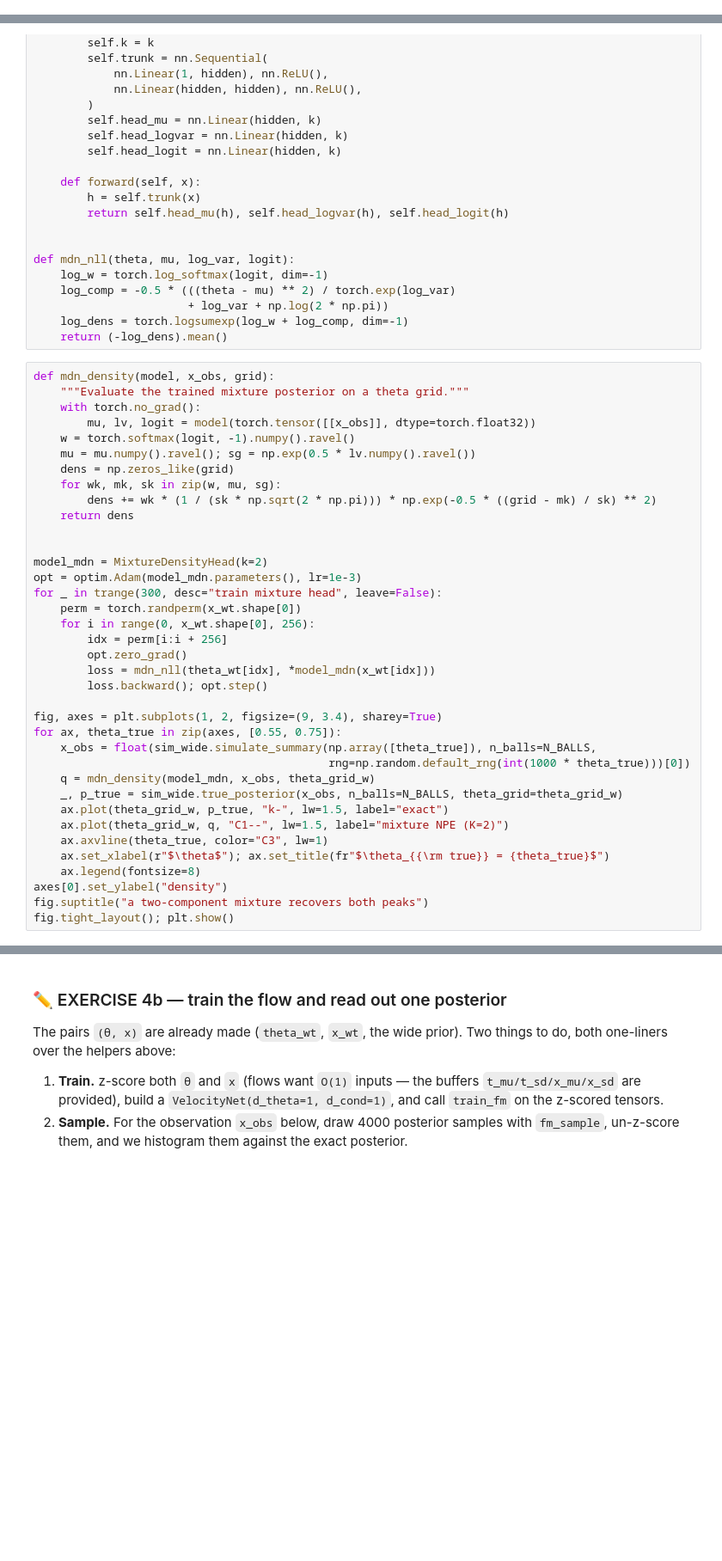
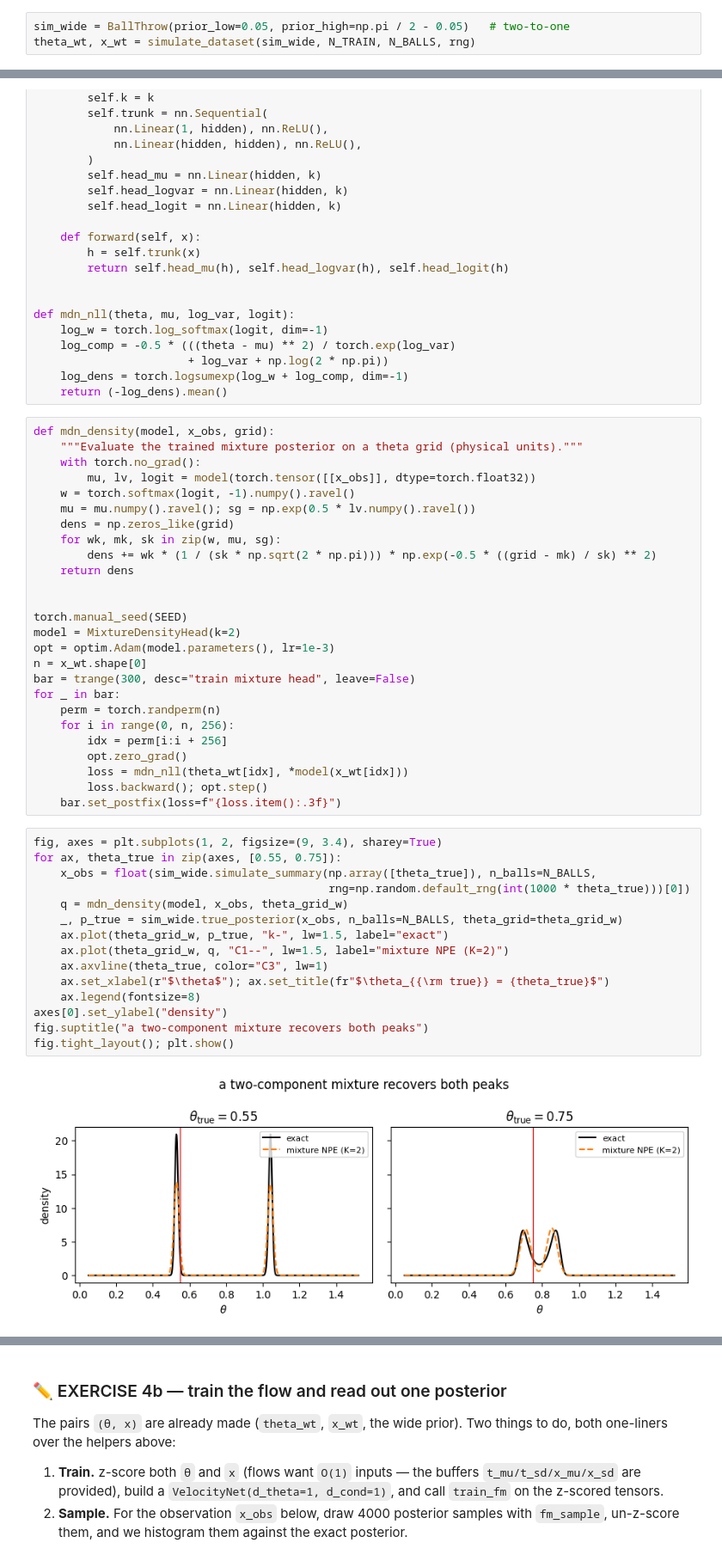
Before and after one commit to chreissel/sbi-tutorial-iaifi26, a Jupyter notebook: 01_sbi_foundations_solutions.ipynb, the cells around one changed output, grey strips where cells are left out. Shown at 86% size. Drawn from its saved outputs; the diff is of its cells as text; blank space fills up the shorter version.

```diff
--- a/01_sbi_foundations_solutions.ipynb
+++ b/01_sbi_foundations_solutions.ipynb
@@ -215,2 +242,5 @@ simulator is otherwise identical; this is Weniger's `BallThrow` with its
 default (wide) prior.
+# %%
+sim_wide = BallThrow(prior_low=0.05, prior_high=np.pi / 2 - 0.05)   # two-to-one
+theta_wt, x_wt = simulate_dataset(sim_wide, N_TRAIN, N_BALLS, rng)
 # %%
@@ -317,7 +339,7 @@ def mdn_nll(theta, mu, log_var, logit):
     return (-log_dens).mean()
 # %%
 def mdn_density(model, x_obs, grid):
-    """Evaluate the trained mixture posterior on a theta grid."""
+    """Evaluate the trained mixture posterior on a theta grid (physical units)."""
     with torch.no_grad():
         mu, lv, logit = model(torch.tensor([[x_obs]], dtype=torch.float32))
     w = torch.softmax(logit, -1).numpy().ravel()
@@ -328,28 +350,34 @@ def mdn_density(model, x_obs, grid):
     return dens
 
 
-model_mdn = MixtureDensityHead(k=2)
-opt = optim.Adam(model_mdn.parameters(), lr=1e-3)
-for _ in trange(300, desc="train mixture head", leave=False):
-    perm = torch.randperm(x_wt.shape[0])
-    for i in range(0, x_wt.shape[0], 256):
+torch.manual_seed(SEED)
+model = MixtureDensityHead(k=2)
+opt = optim.Adam(model.parameters(), lr=1e-3)
+n = x_wt.shape[0]
+bar = trange(300, desc="train mixture head", leave=False)
+for _ in bar:
+    perm = torch.randperm(n)
+    for i in range(0, n, 256):
         idx = perm[i:i + 256]
         opt.zero_grad()
-        loss = mdn_nll(theta_wt[idx], *model_mdn(x_wt[idx]))
+        loss = mdn_nll(theta_wt[idx], *model(x_wt[idx]))
         loss.backward(); opt.step()
-
-fig, axes = plt.subplots(1, 2, figsize=(9, 3.4), sharey=True)
-for ax, theta_true in zip(axes, [0.55, 0.75]):
-    x_obs = float(sim_wide.simulate_summary(np.array([theta_true]), n_balls=N_BALLS,
-                                            rng=np.random.default_rng(int(1000 * theta_true)))[0])
-    q = mdn_density(model_mdn, x_obs, theta_grid_w)
-    _, p_true = sim_wide.true_posterior(x_obs, n_balls=N_BALLS, theta_grid=theta_grid_w)
-    ax.plot(theta_grid_w, p_true, "k-", lw=1.5, label="exact")
-    ax.plot(theta_grid_w, q, "C1--", lw=1.5, label="mixture NPE (K=2)")
-    ax.axvline(theta_true, color="C3", lw=1)
-    ax.set_xlabel(r"$\theta$"); ax.set_title(fr"$\theta_{{\rm true}} = {theta_true}$")
-    ax.legend(fontsize=8)
-axes[0].set_ylabel("density")
-fig.suptitle("a two-component mixture recovers both peaks")
-fig.tight_layout(); plt.show()
+    bar.set_postfix(loss=f"{loss.item():.3f}")
+# %%
+fig, axes = plt.subplots(1, 2, figsize=(9, 3.4), sharey=True)
+for ax, theta_true in zip(axes, [0.55, 0.75]):
+    x_obs = float(sim_wide.simulate_summary(np.array([theta_true]), n_balls=N_BALLS,
+                                            rng=np.random.default_rng(int(1000 * theta_true)))[0])
+    q = mdn_density(model, x_obs, theta_grid_w)
+    _, p_true = sim_wide.true_posterior(x_obs, n_balls=N_BALLS, theta_grid=theta_grid_w)
+    ax.plot(theta_grid_w, p_true, "k-", lw=1.5, label="exact")
+    ax.plot(theta_grid_w, q, "C1--", lw=1.5, label="mixture NPE (K=2)")
+    ax.axvline(theta_true, color="C3", lw=1)
+    ax.set_xlabel(r"$\theta$"); ax.set_title(fr"$\theta_{{\rm true}} = {theta_true}$")
+    ax.legend(fontsize=8)
+axes[0].set_ylabel("density")
+fig.suptitle("a two-component mixture recovers both peaks")
+fig.tight_layout(); plt.show()
+# %% [output]
+[figure, added]
 # %% [markdown]
```
Also changed, not shown: parts of 18 cells of this notebook.
